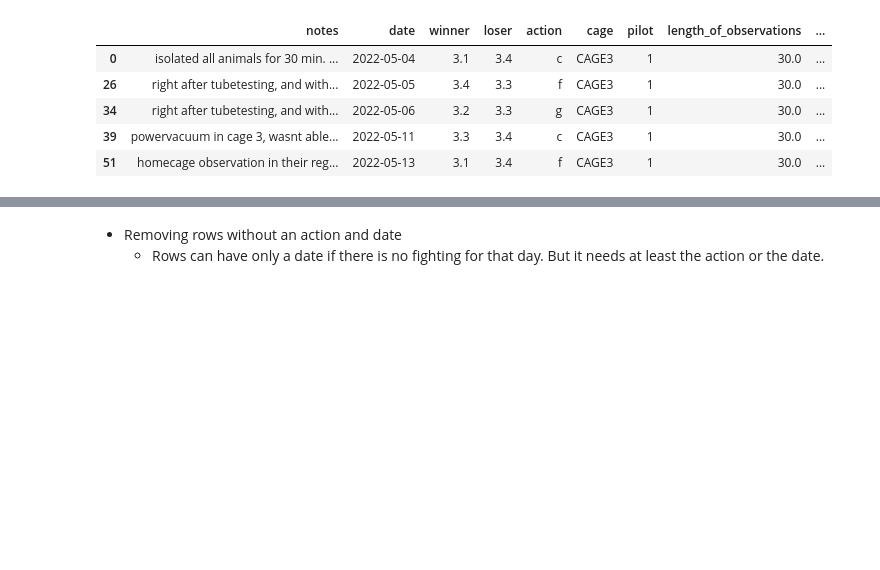
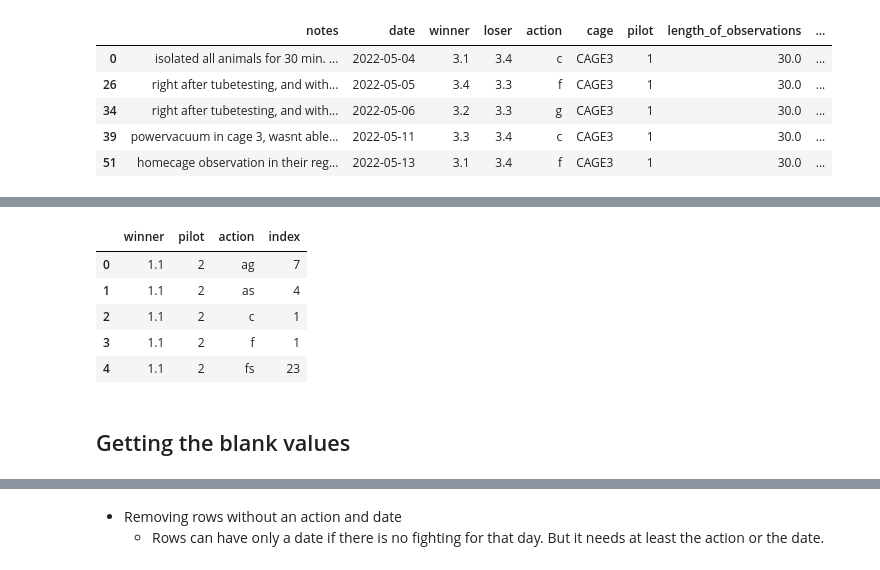
Before and after one commit to padillacoreanolab/dominance_strain_comparison, a Jupyter notebook: results/2023_01_25_hco_average_fight_chase_plotting/hco_average_fight_chase_plotting.ipynb, the cells around one changed output, grey strips where cells are left out. Cells and saved outputs as stored; diff of their text form; code cells hidden in the pictures; blank space fills up the shorter version.

```diff
--- a/results/2023_01_25_hco_average_fight_chase_plotting/hco_average_fight_chase_plotting.ipynb
+++ b/results/2023_01_25_hco_average_fight_chase_plotting/hco_average_fight_chase_plotting.ipynb
@@ -366,0 +299,4 @@ first_row_of_each_date
+# %%
+groupby_action_summed_series = groupby_action_count_df.groupby(["winner", "pilot", "action"]).sum()["index"]
+# %%
+groupby_action_summed_df = pd.DataFrame(groupby_action_summed_series).reset_index()
@@ -366,0 +319,11 @@ first_row_of_each_date
+# %%
+groupby_action_summed_df.head()
+# %% [output]
+|  | winner | pilot | action | index |
+| 0 | 1.1 | 2 | ag | 7 |
+| 1 | 1.1 | 2 | as | 4 |
+| 2 | 1.1 | 2 | c | 1 |
+| 3 | 1.1 | 2 | f | 1 |
+| 4 | 1.1 | 2 | fs | 23 |
+# %% [markdown]
+## Getting the blank values
```
Also changed, not shown: parts of 82 cells of this notebook, 3 other files.
